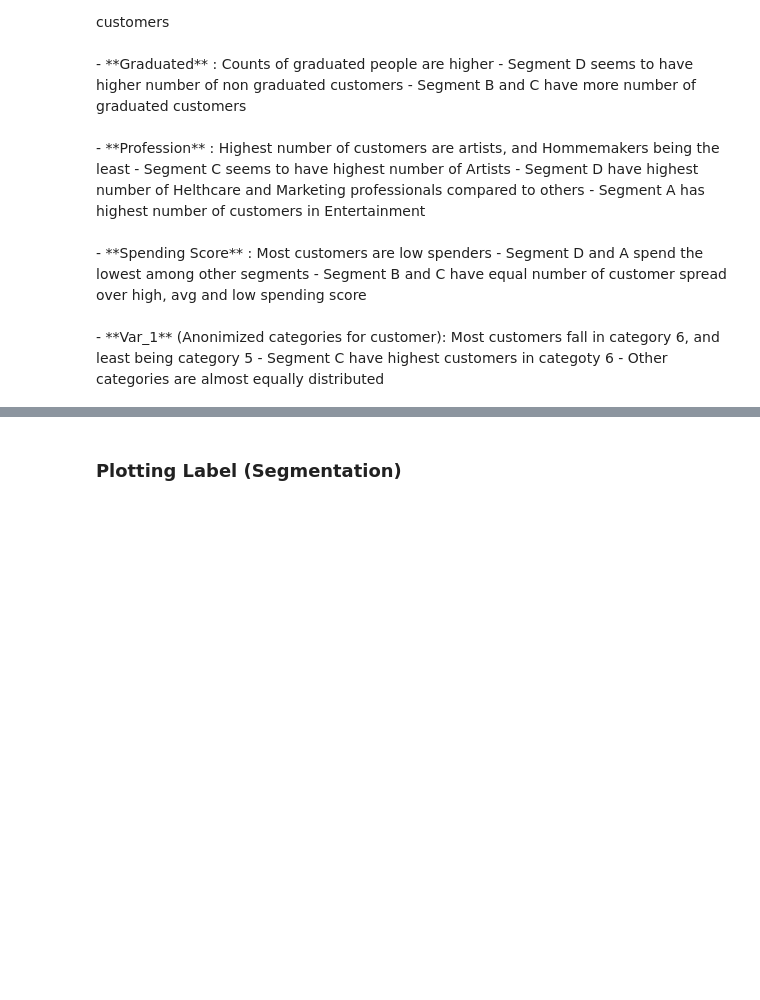
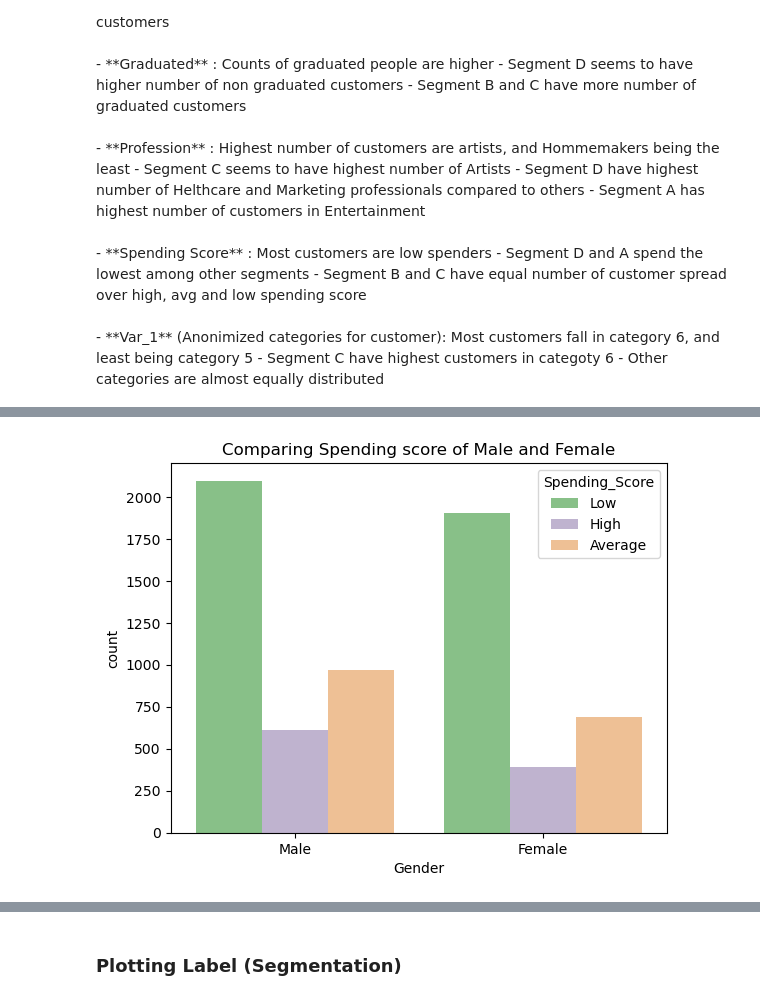
Before and after one commit to Neeraj-Prakash/Customer-Segment-Classification-Multiclass, a Jupyter notebook: 01 - EDA.ipynb, the cells around one changed output, grey strips where cells are left out. Saved outputs shown, nothing was run; the diff lists cells and outputs as text; code cells hidden in the pictures; blank space fills up the shorter version.

```diff
--- a/01 - EDA.ipynb
+++ b/01 - EDA.ipynb
@@ -210,0 +232,5 @@ for i, subplots in zip(catg_cols, ax.flatten()):
+# %%
+sns.countplot(data=pdf, x='Gender', hue='Spending_Score', palette='Accent').set_title('Comparing Spending score of Male and Female')
+plt.show()
+# %% [output]
+[figure, added]
```
Also changed, not shown: parts of 21 cells of this notebook.
